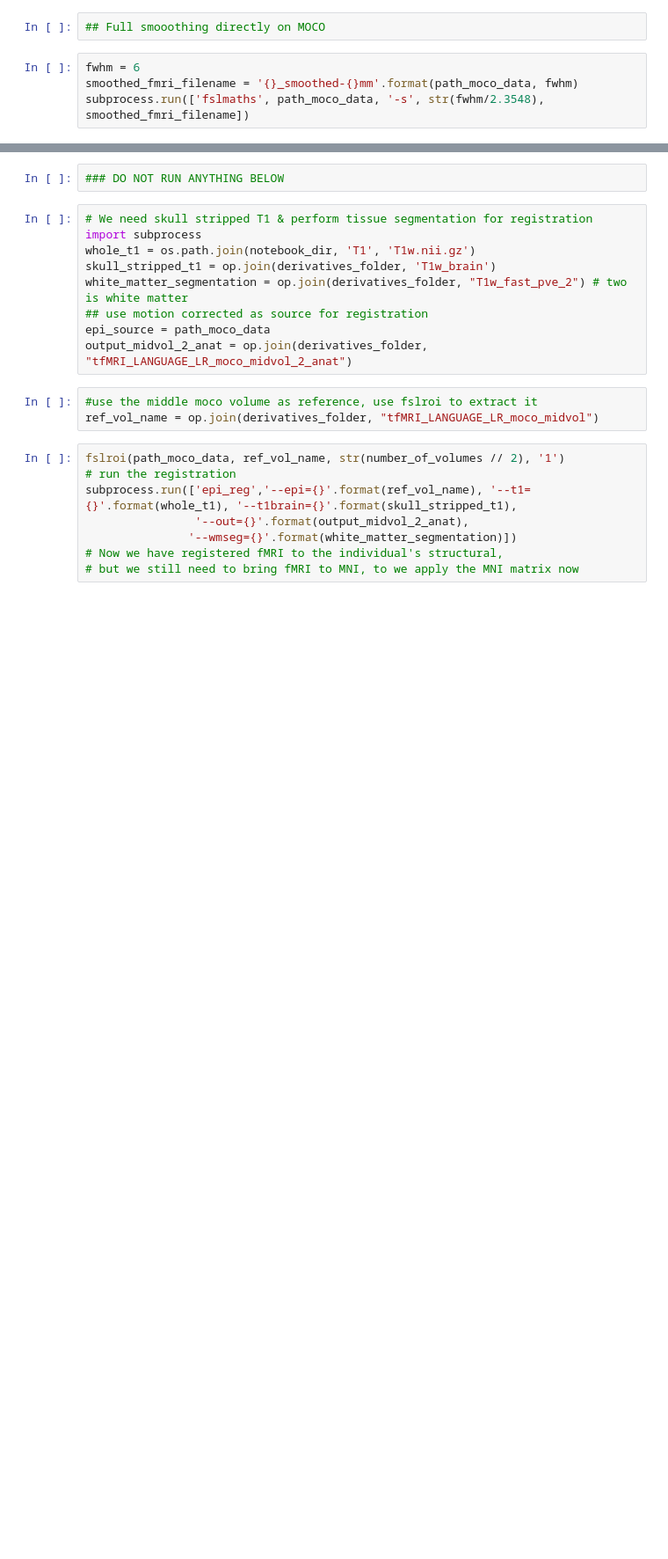
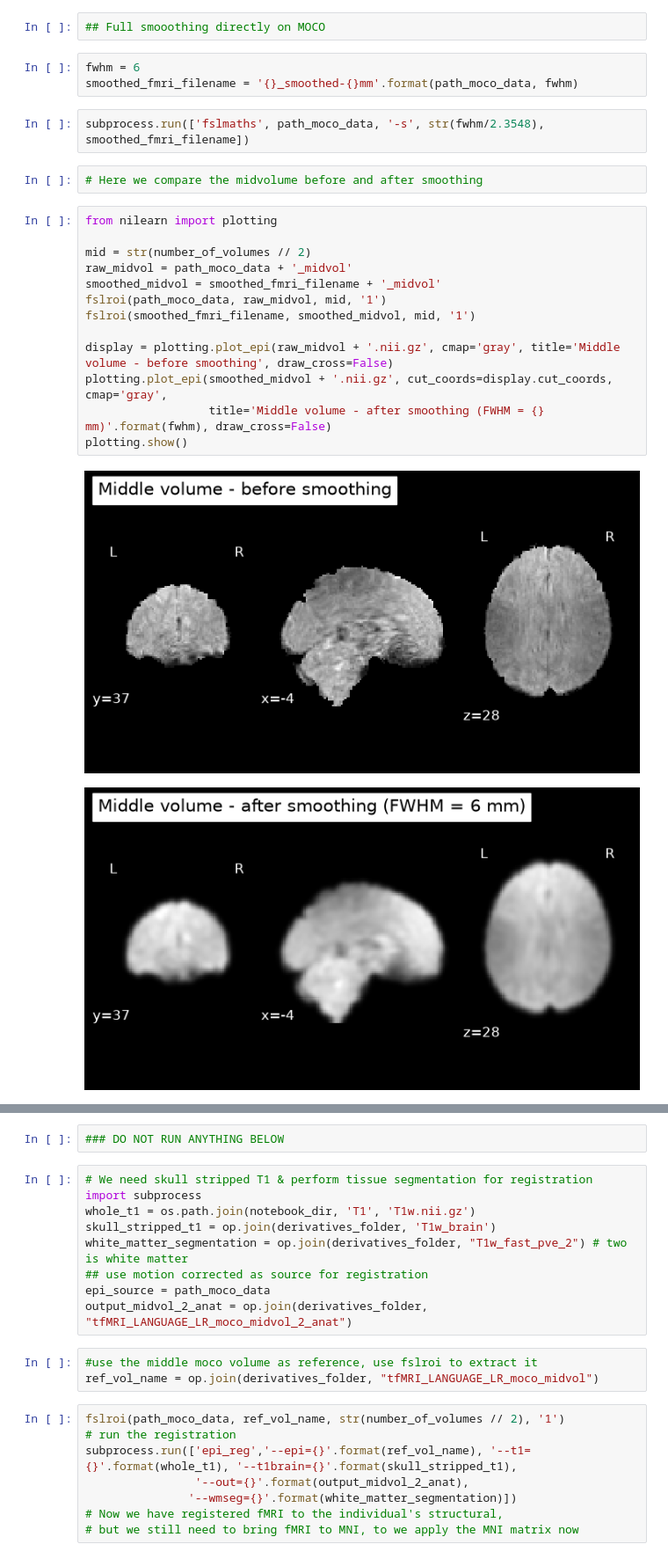
Before and after one commit to nazimov14/NSSP_MiniProjects, a Jupyter notebook: Yuri-Part1-2_Functional_Preproc.ipynb, the cells around one changed output, grey strips where cells are left out. Shown at 88% size. Cells and saved outputs as stored; diff of their text form; blank space fills up the shorter version.

Commit message:
Add smoothing plots comparisons

```diff
--- a/Yuri-Part1-2_Functional_Preproc.ipynb
+++ b/Yuri-Part1-2_Functional_Preproc.ipynb
@@ -174,7 +212,26 @@ print(f"Indices of frames above threshold: {(np.where(fd > threshold)[0] + 1).to
 # %%
 ## Full smooothing directly on MOCO
+# %%
+fwhm = 6
+smoothed_fmri_filename = '{}_smoothed-{}mm'.format(path_moco_data, fwhm)
 # %%
-fwhm = 6
-smoothed_fmri_filename = '{}_smoothed-{}mm'.format(path_moco_data, fwhm)
 subprocess.run(['fslmaths', path_moco_data, '-s', str(fwhm/2.3548), smoothed_fmri_filename])
+# %%
+# Here we compare the midvolume before and after smoothing
+# %%
+from nilearn import plotting
+
+mid = str(number_of_volumes // 2)
+raw_midvol = path_moco_data + '_midvol'
+smoothed_midvol = smoothed_fmri_filename + '_midvol'
+fslroi(path_moco_data, raw_midvol, mid, '1')
+fslroi(smoothed_fmri_filename, smoothed_midvol, mid, '1')
+
+display = plotting.plot_epi(raw_midvol + '.nii.gz', cmap='gray', title='Middle volume - before smoothing', draw_cross=False)
+plotting.plot_epi(smoothed_midvol + '.nii.gz', cut_coords=display.cut_coords, cmap='gray',
+                  title='Middle volume - after smoothing (FWHM = {} mm)'.format(fwhm), draw_cross=False)
+plotting.show()
+# %% [output]
+[figure, added]
+[figure, added]
 # %%
```
Also changed, not shown: parts of 8 cells of this notebook.
